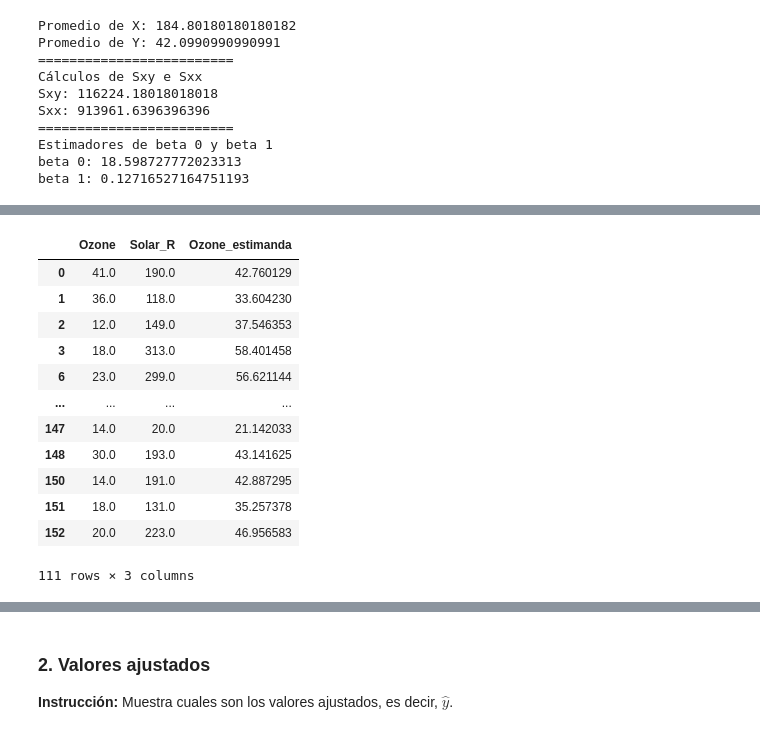
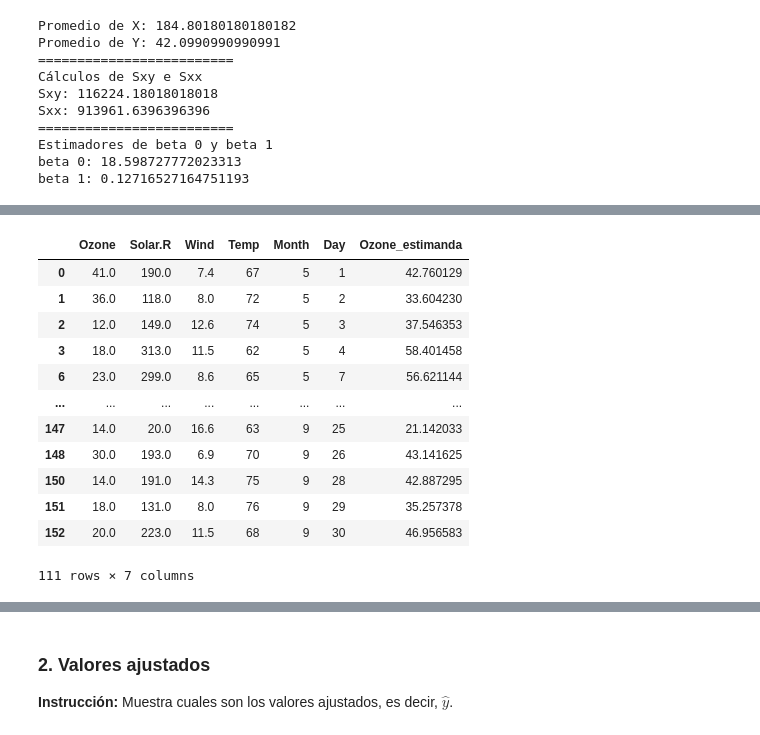
Before and after one commit to aaron100100/Data-Projects, a Jupyter notebook: notebooks/MNPyR.ipynb, the cells around one changed output, grey strips where cells are left out. Saved outputs shown, nothing was run; the diff lists cells and outputs as text; code cells hidden in the pictures.

```diff
--- a/notebooks/MNPyR.ipynb
+++ b/notebooks/MNPyR.ipynb
@@ -60,4 +51,2 @@ memory usage: 7.3 KB
 # %%
 clean_df = df.dropna(subset=['Solar.R', 'Ozone'])
-# %%
-clean_df.rename(columns={'Solar.R': 'Solar_R'}, inplace=True)
@@ -102,13 +90,14 @@ Hay que recordar las ecuaciones estudiadas durante el tema de regresión Lineal,
 - $\beta_{1} = \frac{S_{xy}}{S_{xx}} = \frac{\sum_{i=1}^{n} (x_i - \bar{x})(y_i - \bar{y})}{\sum_{i=1}^{n} (x_i - \bar{x})^2}$
 - $\hat{\sigma}^2 = \frac{\sum_{i=1}^{n} (y_i - \hat{y}_i)^2}{n - 2}$
 # %%
+# recordar que Y = df["Ozone"] y x = df["Solar.R"]
 # Media muestral de X e Y
-x_barra = np.mean(clean_df["Solar_R"])
+x_barra = np.mean(clean_df["Solar.R"])
 y_barra = np.mean(clean_df["Ozone"])
 
 # Cálculo de Sxy y Sxx
-sxy = sum((clean_df["Solar_R"] - x_barra)*(clean_df["Ozone"] - y_barra))
-sxx = sum((clean_df["Solar_R"] - x_barra)**2)
+sxy = sum((clean_df["Solar.R"] - x_barra)*(clean_df["Ozone"] - y_barra))
+sxx = sum((clean_df["Solar.R"] - x_barra)**2)
 
 # Estimadores
 beta_1 = sxy/sxx
@@ -140,20 +138,18 @@ model_df = clean_df[["Ozone", "Solar_R"]]
 # %%
-## Obtención de la varianza
-## para obtener nuestro estimador de la variannza necesitamos calcular y_i estimada para cada x_i
-model_df["Ozone_estimanda"] = beta_0 + beta_1 * clean_df['Solar_R']
+clean_df["Ozone_estimanda"] = beta_0 + beta_1 * clean_df['Solar.R']
 # %%
-model_df
+clean_df
 # %% [output]
-|  | Ozone | Solar_R | Ozone_estimanda |
-| 0 | 41.0 | 190.0 | 42.760129 |
-| 1 | 36.0 | 118.0 | 33.604230 |
-| 2 | 12.0 | 149.0 | 37.546353 |
-| 3 | 18.0 | 313.0 | 58.401458 |
-| 6 | 23.0 | 299.0 | 56.621144 |
-| ... | ... | ... | ... |
-| 147 | 14.0 | 20.0 | 21.142033 |
-| 148 | 30.0 | 193.0 | 43.141625 |
-| 150 | 14.0 | 191.0 | 42.887295 |
-| 151 | 18.0 | 131.0 | 35.257378 |
-| 152 | 20.0 | 223.0 | 46.956583 |
+|  | Ozone | Solar.R | Wind | Temp | Month | Day | Ozone_estimanda |
+| 0 | 41.0 | 190.0 | 7.4 | 67 | 5 | 1 | 42.760129 |
+| 1 | 36.0 | 118.0 | 8.0 | 72 | 5 | 2 | 33.604230 |
+| 2 | 12.0 | 149.0 | 12.6 | 74 | 5 | 3 | 37.546353 |
+| 3 | 18.0 | 313.0 | 11.5 | 62 | 5 | 4 | 58.401458 |
+| 6 | 23.0 | 299.0 | 8.6 | 65 | 5 | 7 | 56.621144 |
+| ... | ... | ... | ... | ... | ... | ... | ... |
+| 147 | 14.0 | 20.0 | 16.6 | 63 | 9 | 25 | 21.142033 |
+| 148 | 30.0 | 193.0 | 6.9 | 70 | 9 | 26 | 43.141625 |
+| 150 | 14.0 | 191.0 | 14.3 | 75 | 9 | 28 | 42.887295 |
+| 151 | 18.0 | 131.0 | 8.0 | 76 | 9 | 29 | 35.257378 |
+| 152 | 20.0 | 223.0 | 11.5 | 68 | 9 | 30 | 46.956583 |
-111 rows × 3 columns
+111 rows × 7 columns
```
Also changed, not shown: parts of 44 cells of this notebook.
